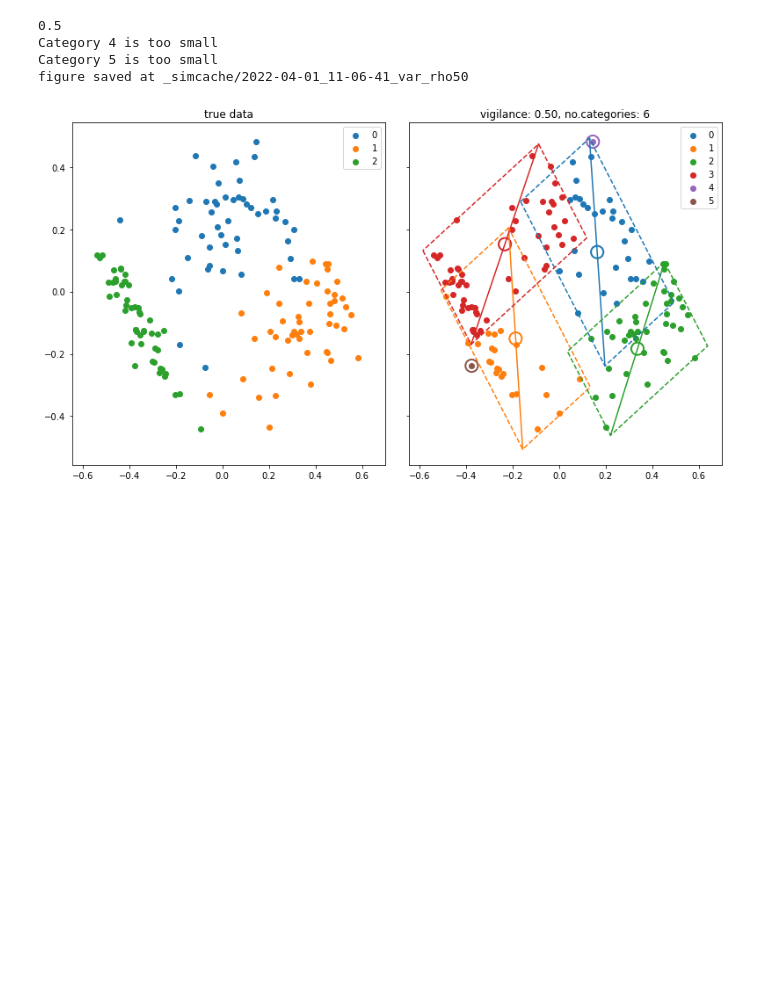
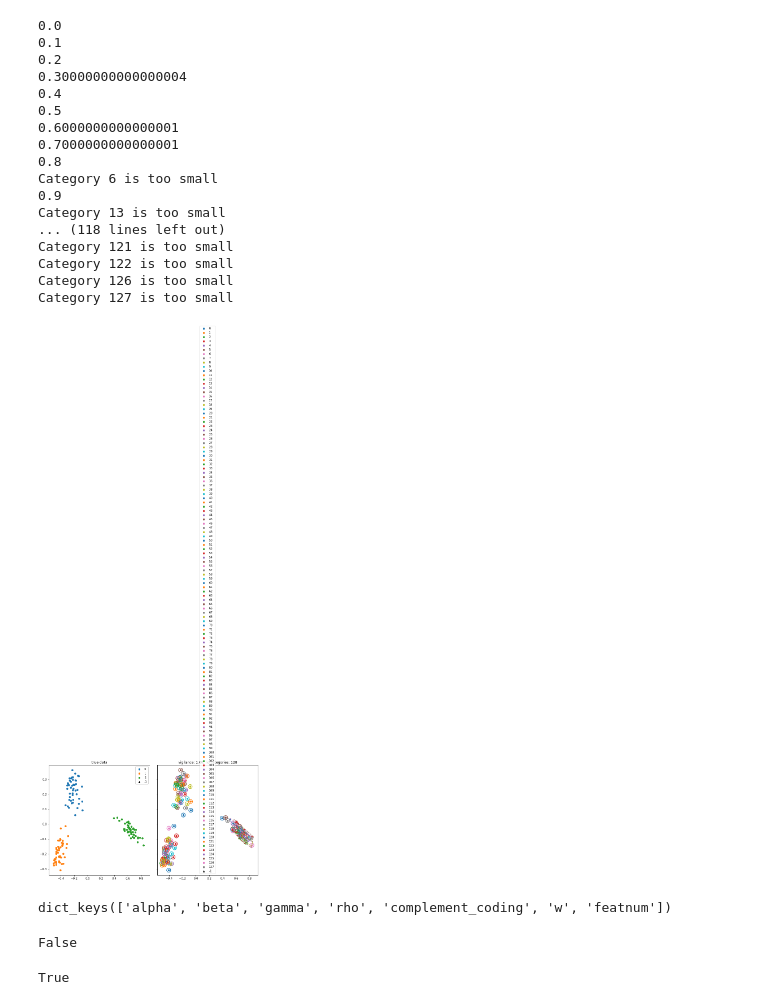
Before and after one commit to anish-lu-yihe/art, a Jupyter notebook: fuzzyART_var_rho.ipynb, the cells around one changed output. Drawn from its saved outputs; the diff is of its cells as text; code cells hidden in the pictures; blank space fills up the shorter version.

```diff
--- a/fuzzyART_var_rho.ipynb
+++ b/fuzzyART_var_rho.ipynb
@@ -19,42 +19,65 @@ fig.tight_layout()
 pca_painter.scatter(axs[0], label_true)
 axs[0].set_title("true data")
 
-for rho in [.5]:#ls_rho:
+for rho in ls_rho: #[.5]:#
     print(rho)
 
     axs[1].clear()
     # init
-    net = FuzzyARTgai(alpha=0.5, rho=rho)
+    net = FuzzyART(alpha=0.5, rho=rho)
 
     # train
     net.train(data, epochs=100) # each epoch, all data is shuffled
     label_pred = net.test(data).astype(int)
 
     # plot
     # pred
     pca_painter.scatter(axs[1], label_pred, data)
 
     # bipole and centre
     pca_painter.tripole(axs[1], *net.getcat_bipole())
 
     # boundary
     axs[1].set_prop_cycle(None)
     pca_painter.boundary(axs[1], net.getcat_vertex())
 
     # info
     cat_number = net.w.shape[0]
     axs[1].set_title('vigilance: {:.2f}, no.categories: {}'.format(rho, cat_number))
 
+
     # save fig
     simname = 'var_rho{:d}'.format(int(rho*100))
     dirname = '_simcache'
-    savefigure_datetime(fig, simname, dirname)
-
-for ax in axs:
-    ax.legend()
+    #savefigure_datetime(fig, simname, dirname)
 # %% [output]
+0.0
+0.1
+0.2
+0.30000000000000004
+0.4
 0.5
-Category 4 is too small
-Category 5 is too small
-figure saved at _simcache/2022-04-01_11-06-41_var_rho50
+0.6000000000000001
+0.7000000000000001
+0.8
+Category 6 is too small
+0.9
+Category 13 is too small
+... (118 lines left out)
+Category 121 is too small
+Category 122 is too small
+Category 126 is too small
+Category 127 is too small
-[figure, old version]
+[figure, new version]
+# %%
+net.__dict__.keys()
+# %% [output]
+dict_keys(['alpha', 'beta', 'gamma', 'rho', 'complement_coding', 'w', 'featnum'])
+# %%
+np.all(np.array([1,1]) == False)
+# %% [output]
+False
+# %%
+np.any([1,1])
+# %% [output]
+True
```
Also changed, not shown: parts of 1 cell of this notebook, 1 other file.
